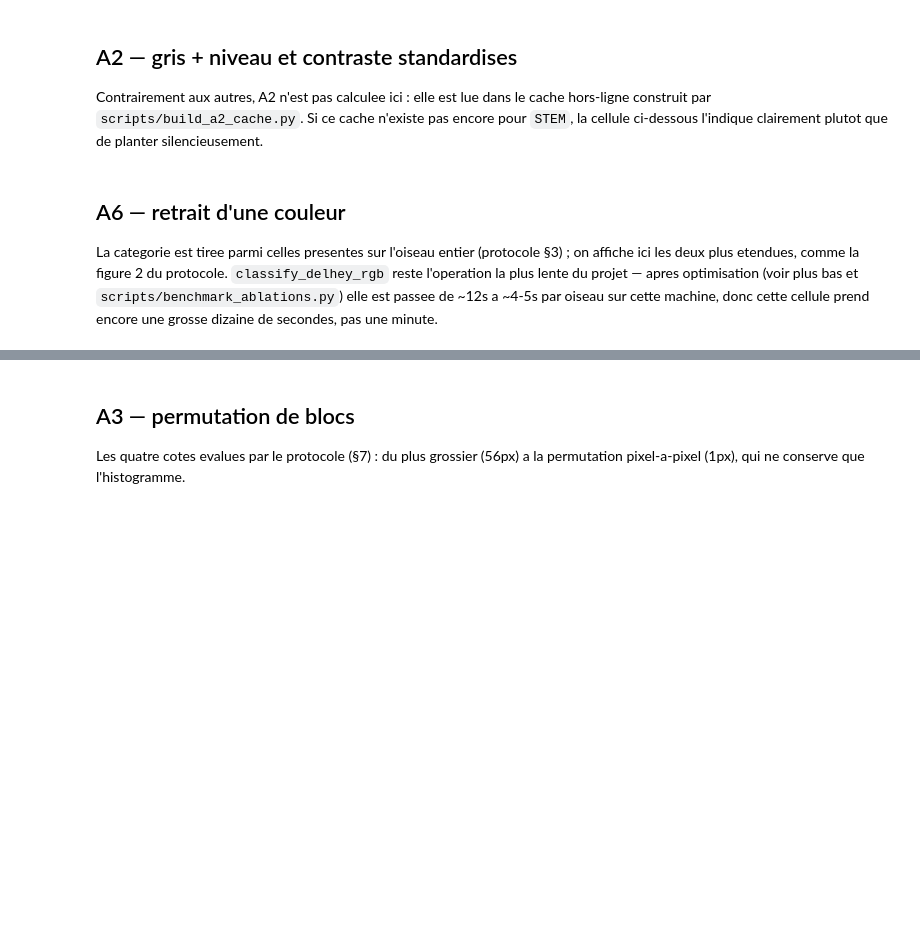
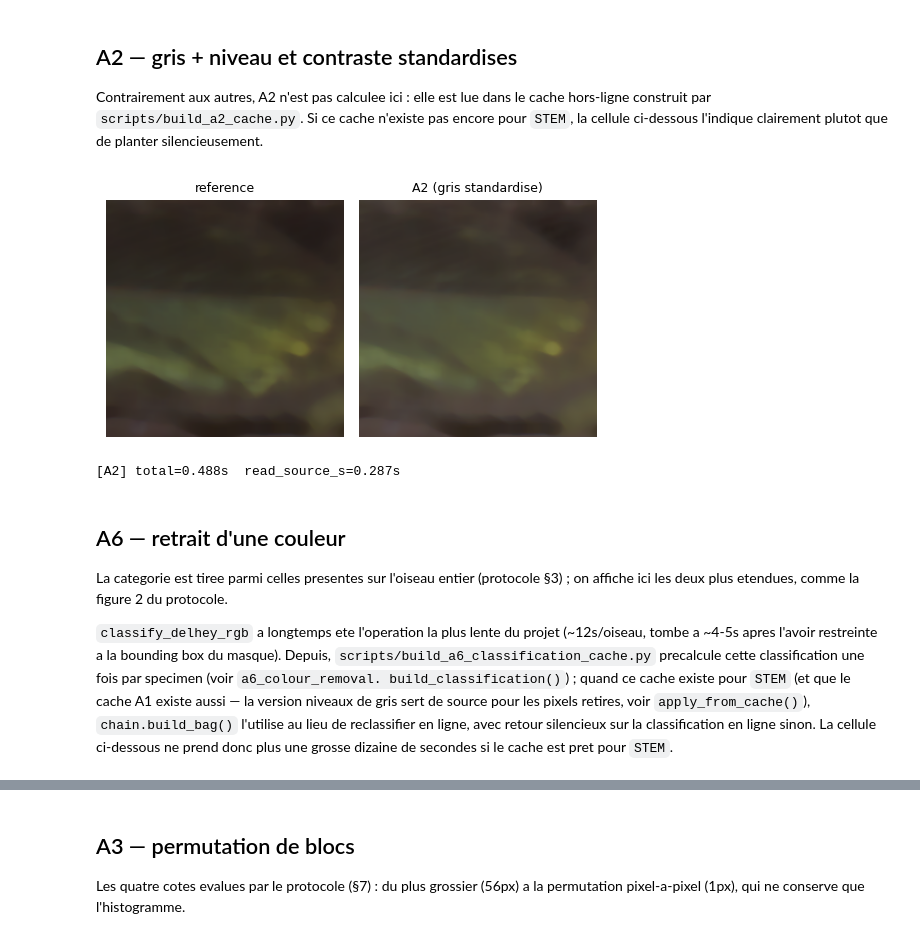
Before and after one commit to theo-oriol/Papier, a Jupyter notebook: notebooks/01_ablation_catalogue.ipynb, the cells around one changed output, grey strips where cells are left out. Cells and saved outputs as stored; diff of their text form; code cells hidden in the pictures; blank space fills up the shorter version.

```diff
--- a/notebooks/01_ablation_catalogue.ipynb
+++ b/notebooks/01_ablation_catalogue.ipynb
@@ -33,7 +39,10 @@ with open("../configs/paths.yaml") as f:
     paths_cfg = yaml.safe_load(f)
 
 DATASET_DIR = Path(paths_cfg["dataset_dir"])
+DATASET_A1_DIR = Path(paths_cfg["dataset_a1_dir"])
 DATASET_A2_DIR = Path(paths_cfg["dataset_a2_dir"])
+DATASET_A7_DIR = Path(paths_cfg["dataset_a7_dir"])
+DATASET_A6_CLASS_DIR = Path(paths_cfg["dataset_a6_classification_dir"])
 
 # a specimen that already has an A2 cache entry built (scripts/build_a2_cache.py
 # was run once on the first few specimens while developing this project) —
@@ -57,7 +66,8 @@ def build(codes=(), **fixed):
     rng = derive_rng("notebook-condition", STEM, condition, fixed)
     geometry_rng = derive_rng(*GEOMETRY_RNG_SEED)
     bag, meta = build_bag(
-        DATASET_DIR, DATASET_A2_DIR, STEM, condition, rng, positions_rng=geometry_rng, **fixed
+        DATASET_DIR, DATASET_A1_DIR, DATASET_A2_DIR, DATASET_A7_DIR, STEM, condition, rng,
+        positions_rng=geometry_rng, dataset_a6_class_dir=DATASET_A6_CLASS_DIR, **fixed
     )
     return bag, meta
 
@@ -75,6 +85,21 @@ def show(panels, suptitle=None, figsize_per_panel=2.6):
         fig.suptitle(suptitle)
     fig.tight_layout()
     plt.show()
+
+
+def print_timings(label, meta, highlight=None):
+    """meta["timings"] (chain.build_bag()) always has total_s; highlight
+    names one or more of its other keys to call out alongside it - keys
+    that don't apply to this sac (an ablation that wasn't drawn, or A1/A2/A7
+    which fold into read_source_s instead of their own key) are skipped
+    rather than KeyError'd, since which keys exist depends on the condition."""
+    timings = meta["timings"]
+    parts = [f"total={timings['total_s']:.3f}s"]
+    keys = [highlight] if isinstance(highlight, str) else (highlight or [])
+    for key in keys:
+        if key in timings:
+            parts.append(f"{key}={timings[key]:.3f}s")
+    print(f"[{label}] " + "  ".join(parts))
 # %% [markdown]
 ## L'oiseau de demonstration, et le sac de reference
 
@@ -124,18 +171,29 @@ plutot que de planter silencieusement.
 # %%
 try:
     a2_bag, a2_meta = build(codes=("A2",))
     show([("reference", reference_bag[DISPLAY_CROP_INDEX]), ("A2 (gris standardise)", a2_bag[DISPLAY_CROP_INDEX])])
+    print_timings("A2", a2_meta, "read_source_s")
 except FileNotFoundError as e:
     print(e)
+# %% [output]
+[figure, added]
+[A2] total=0.488s  read_source_s=0.287s
 # %% [markdown]
 ## A6 — retrait d'une couleur
 
 La categorie est tiree parmi celles presentes sur l'oiseau entier (protocole
 §3) ; on affiche ici les deux plus etendues, comme la figure 2 du protocole.
-`classify_delhey_rgb` reste l'operation la plus lente du projet — apres
-optimisation (voir plus bas et `scripts/benchmark_ablations.py`) elle est
-passee de ~12s a ~4-5s par oiseau sur cette machine, donc cette cellule
-prend encore une grosse dizaine de secondes, pas une minute.
+
+`classify_delhey_rgb` a longtemps ete l'operation la plus lente du projet
+(~12s/oiseau, tombe a ~4-5s apres l'avoir restreinte a la bounding box du
+masque). Depuis, `scripts/build_a6_classification_cache.py` precalcule cette
+classification une fois par specimen (voir `a6_colour_removal.
+build_classification()`) ; quand ce cache existe pour `STEM` (et que le
+cache A1 existe aussi — la version niveaux de gris sert de source pour les
+pixels retires, voir `apply_from_cache()`), `chain.build_bag()` l'utilise
+au lieu de reclassifier en ligne, avec retour silencieux sur la
+classification en ligne sinon. La cellule ci-dessous ne prend donc plus une
+grosse dizaine de secondes si le cache est pret pour `STEM`.
 # %%
 canvas = npy_io.read_canvas(DATASET_DIR, STEM)
 mask = npy_io.foreground_mask(canvas)
```
Also changed, not shown: parts of 13 cells of this notebook, 5 other files.
